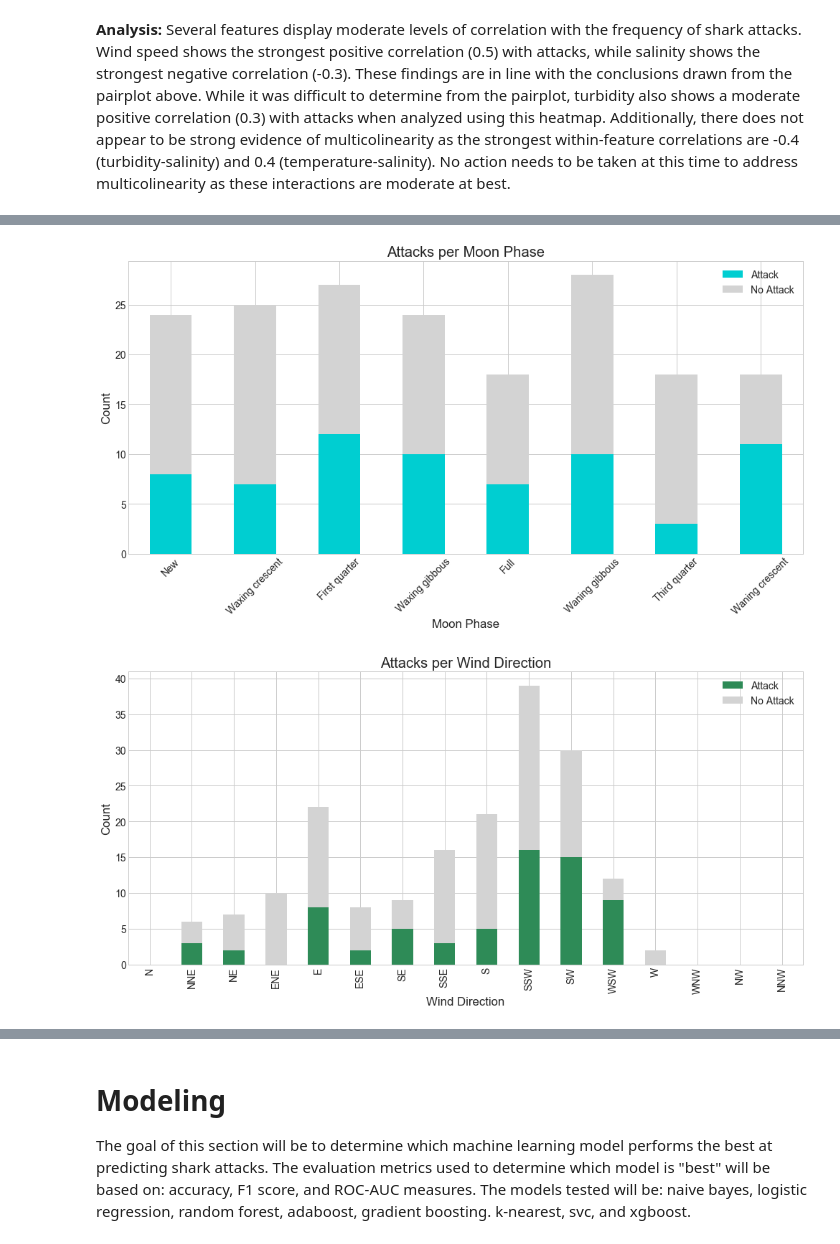
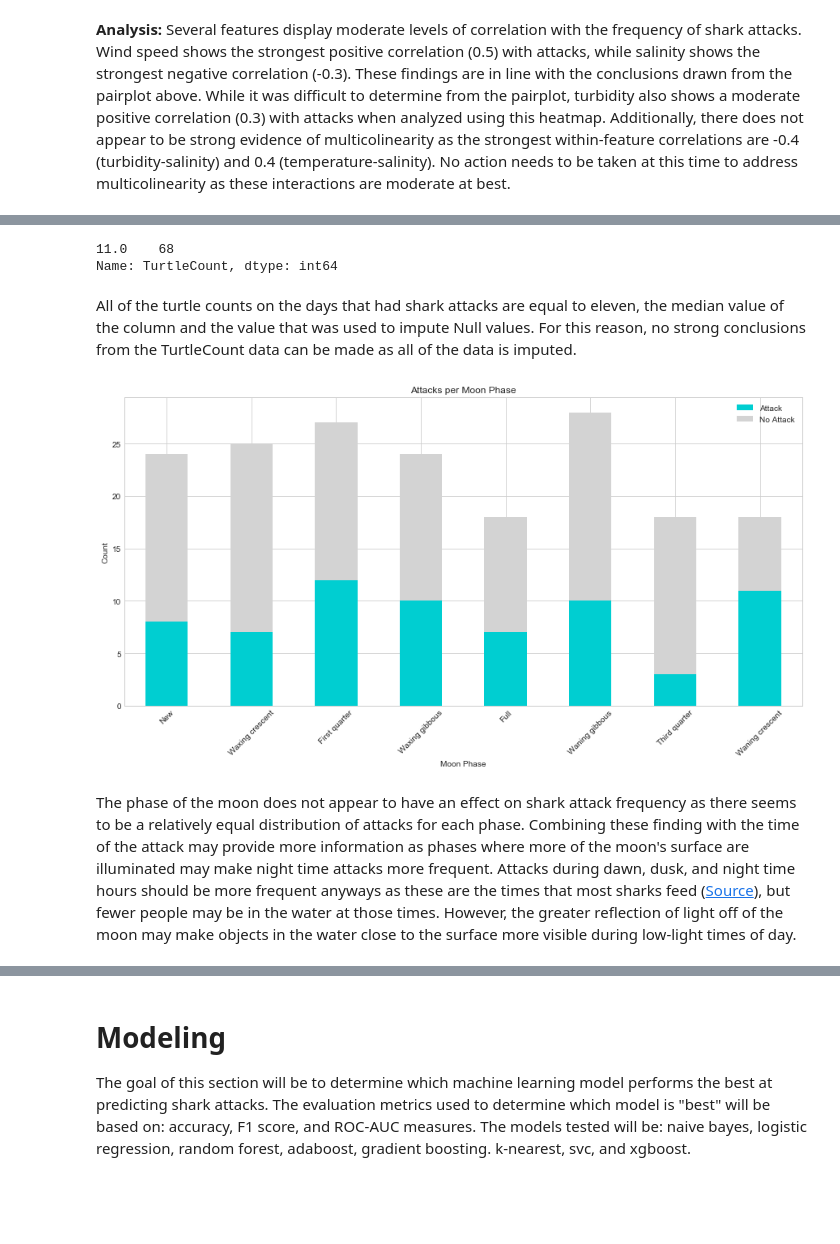
Before and after one commit to kpokrass/Shark_Attacks, a Jupyter notebook: shark_attacks.ipynb, the cells around one changed output, grey strips where cells are left out. Cells and saved outputs as stored; diff of their text form; code cells hidden in the pictures; blank space fills up the shorter version.

```diff
--- a/shark_attacks.ipynb
+++ b/shark_attacks.ipynb
@@ -210,0 +116,14 @@ data_raw.head()
+# %%
+# Create the TurtleCount column by adding together the values in the TurtleExactCountNC and the TurtleExactCountSC
+# columns. Fill the null values in the TurtleCount column with its median value.
+# Then drop the individual NC and SC turtle count columns
+
+data2['TurtleCount'] = data2['TurtleExactCountSC'] + data2['TurtleExactCountNC']
+
+attacks_df = data2[data2.Attack == 'Yes']
+print('Number of Null Values for Shark Attack Observations: ', attacks_df.TurtleCount.isna().sum())
+print("\n")
+
+data2 = data2.fillna(value={'TurtleCount': 11.0}, axis=0)
+data2 = data2.drop(['TurtleExactCountSC', 'TurtleExactCountNC'], axis=1)
+data2.info()
@@ -210,0 +148,6 @@ data_raw.head()
+# %%
+# Create a df for modeling and drop its remaining Null values
+
+model_df = data2.drop(['Time', 'Species', 'Timeofattack'], axis=1)
+model_df = model_df.dropna()
+model_df.info()
@@ -211,9 +173,9 @@ data_raw.head()
 # %%
 # Binarize target column
-data_raw.loc[(data_raw.Attack == 'No'), 'Attack'] = 0
-data_raw.loc[(data_raw.Attack == 'Yes'), 'Attack'] = 1
-print(data_raw.Attack.value_counts())
-data_raw.head()
+model_df.loc[(model_df.Attack == 'No'), 'Attack'] = 0
+model_df.loc[(model_df.Attack == 'Yes'), 'Attack'] = 1
+print(model_df.Attack.value_counts())
+model_df.head()
 # %% [output]
 0    114
 1     68
@@ -539,2 +877,12 @@ plt.show()
 # %% [markdown]
 **Analysis:** Several features display moderate levels of correlation with the frequency of shark attacks. Wind speed shows the strongest positive correlation (0.5) with attacks, while salinity shows the strongest negative correlation (-0.3). These findings are in line with the conclusions drawn from the pairplot above. While it was difficult to determine from the pairplot, turbidity also shows a moderate positive correlation (0.3) with attacks when analyzed using this heatmap. Additionally, there does not appear to be strong evidence of multicolinearity as the strongest within-feature correlations are -0.4 (turbidity-salinity) and 0.4 (temperature-salinity). No action needs to be taken at this time to address multicolinearity as these interactions are moderate at best.
+# %%
+attacks = model_df[model_df.Attack == 1]
+no_attacks = model_df[model_df.Attack == 0]
+
+fig, ax = plt.subplots(1,2,figsize=(16,6))
+sns.distplot(attacks.TurtleCount, color='red', ax=ax[0])
+ax[0].set_title('Distribution of Turtle Counts on Days with Shark Attacks')
+sns.distplot(no_attacks.TurtleCount, color='blue', ax=ax[1])
+ax[1].set_title('Distribution of Turtle Counts on Days without Shark Attacks')
+plt.show()
@@ -541,57 +891,41 @@ plt.show()
+# %%
+attacks.TurtleCount.value_counts()
+# %% [output]
+11.0    68
+Name: TurtleCount, dtype: int64
+# %% [markdown]
+All of the turtle counts on the days that had shark attacks are equal to eleven, the median value of the column and the value that was used to impute Null values. For this reason, no strong conclusions from the TurtleCount data can be made as all of the data is imputed.
 # %%
 # print(plt.style.available)
 # %%
 plt.style.use('seaborn-whitegrid')
 # Look for trend in categorical variable - MoonPhase
 
-attacks = data_raw[data_raw.Attack == 1]
+
 
 moonphase = ['New', 'Waxing crescent', 'First quarter', 'Waxing gibbous', 'Full', 'Waning gibbous', 'Third quarter',
             'Waning crescent']
 
 moon_total = []
 moon_attack = []
 for phase in moonphase:
-    total_phase = len(data_raw[data_raw.MoonPhase == phase])
+    total_phase = len(model_df[model_df.MoonPhase == phase])
     attack_phase = len(attacks[attacks.MoonPhase == phase])
     moon_attack.append(attack_phase)
     moon_total.append(total_phase-attack_phase)
 
 moon_freq_df = pd.DataFrame(np.array([moon_attack, moon_total]))
 moon_freq_df.columns = moonphase
 moon_freq_df.index = ['Attack', 'No Attack']
 
 
 moon_freq_df.T.plot(kind='bar', stacked=True, colors=['darkturquoise', 'lightgrey'], figsize=(15,7),
                     title='Attacks per Moon Phase')
 plt.xlabel('Moon Phase')
 plt.xticks(rotation=45)
 plt.ylabel('Count')
 plt.show()
 # %% [output]
-[figure, old version]
+[figure, new version]
-# %%
-# Look for trend in categorical variable - Wind Direction
-
-directions = ['N', 'NNE', 'NE', 'ENE', 'E', 'ESE', 'SE', 'SSE', 'S', 'SSW', 'SW', 'WSW', 'W', 'WNW', 'NW', 'NNW']
-
-wind_total = []
-wind_attack = []
-for wind in directions:
-    total_wind = len(data_raw[data_raw.Direction == wind])
-    attack_wind = len(attacks[attacks.Direction == wind])
-    wind_attack.append(attack_wind)
-    wind_total.append(total_wind-attack_wind)
-
-wind_freq_df = pd.DataFrame(np.array([wind_attack, wind_total]))
-wind_freq_df.columns = directions
-wind_freq_df.index = ['Attack', 'No Attack']
-
-
-wind_freq_df.T.plot(kind='bar', stacked=True, colors=['seagreen', 'lightgrey'], figsize=(15,7),
-                    title='Attacks per Wind Direction')
-plt.xlabel('Wind Direction')
-plt.ylabel('Count')
-plt.show()
-# %% [output]
-[figure, removed]
+# %% [markdown]
+The phase of the moon does not appear to have an effect on shark attack frequency as there seems to be a relatively equal distribution of attacks for each phase. Combining these finding with the time of the attack may provide more information as phases where more of the moon's surface are illuminated may make night time attacks more frequent. Attacks during dawn, dusk, and night time hours should be more frequent anyways as these are the times that most sharks feed ([Source](https://www.sharks-world.com/shark-behavior/)), but fewer people may be in the water at those times. However, the greater reflection of light off of the moon may make objects in the water close to the surface more visible during low-light times of day.
```
Also changed, not shown: parts of 64 cells of this notebook.
